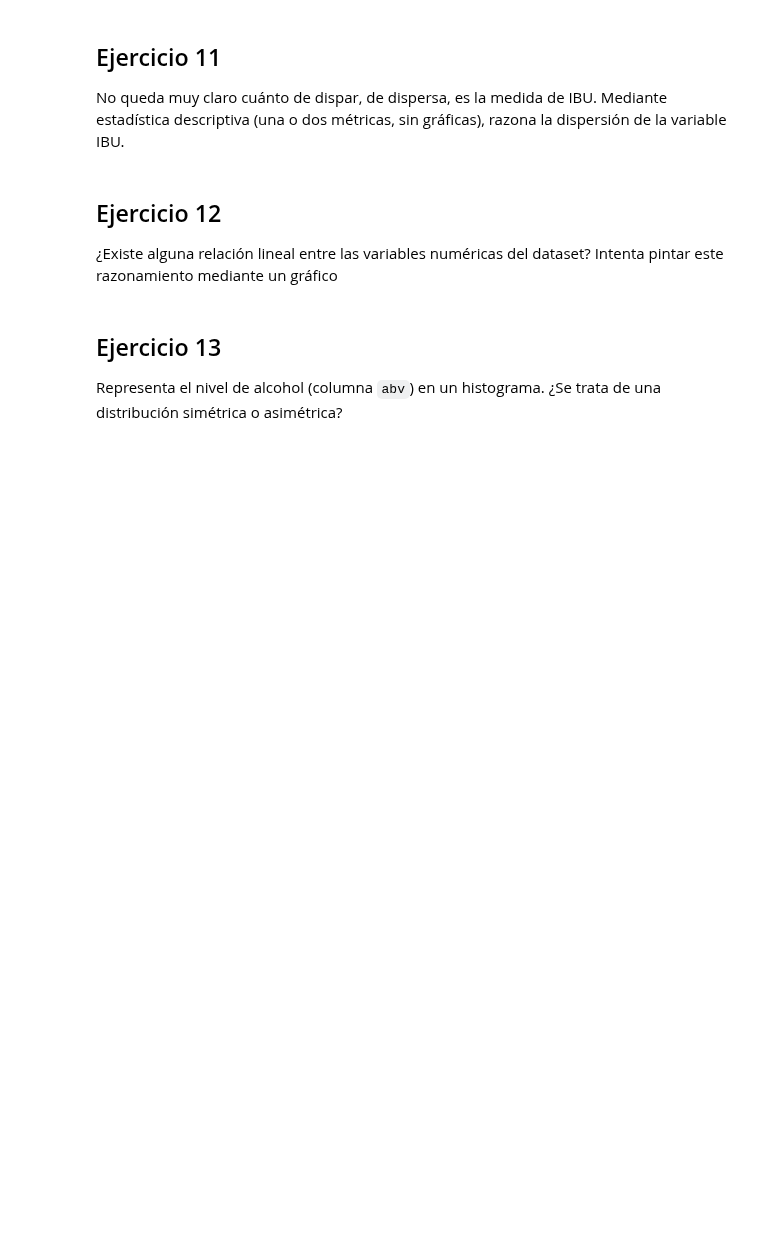
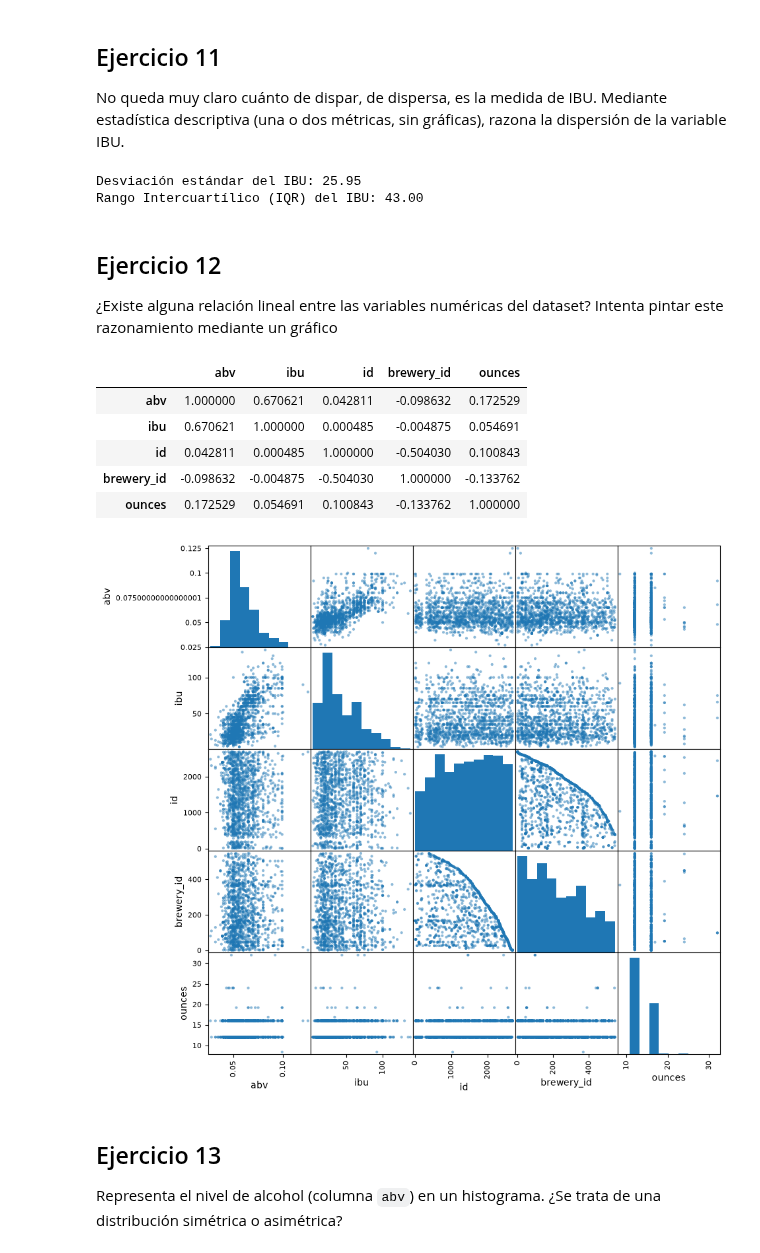
Before and after one commit to 9ndeer/2026-10-BILBAO-FT-Data-Science, a Jupyter notebook: 2-Data_Analysis/2-Pandas/Practica/6-Beers/birras_repaso.ipynb, the cells around one changed output. Cells and saved outputs as stored; diff of their text form; code cells hidden in the pictures; blank space fills up the shorter version.

```diff
--- a/2-Data_Analysis/2-Pandas/Practica/6-Beers/birras_repaso.ipynb
+++ b/2-Data_Analysis/2-Pandas/Practica/6-Beers/birras_repaso.ipynb
@@ -10,3 +14,11 @@ Importa las librerias que consideres
 2. Imprime por pantalla los primeros registros.
 3. ¿Cuáles son sus columnas?
 4. ¿Qué dimensiones tiene el DataFrame?
+# %%
+df_beer = pd.read_csv("data/datasets_beers.csv")
+
+display(df_beer.head())
+
+print("Columnas:", df_beer.columns.tolist())
+
+print("Dimensiones (filas, columnas):", df_beer.shape)
@@ -13,6 +34,8 @@ Importa las librerias que consideres
 # %% [markdown]
 ## Ejercicio 3
 [Elimina la columna "Unnamed: 0"](https://pandas.pydata.org/pandas-docs/stable/reference/api/pandas.DataFrame.drop.html)
+# %%
+df_beer = df_beer.drop(columns=["Unnamed: 0"])
 # %% [markdown]
 ## Ejercicio 4
 ¿Cuántas filas y columnas tiene el dataset?
@@ -43,9 +180,32 @@ El amargor de las cervezas se mide por su nivel de IBUs.
 # %% [markdown]
 ## Ejercicio 11
 No queda muy claro cuánto de dispar, de dispersa, es la medida de IBU. Mediante estadística descriptiva (una o dos métricas, sin gráficas), razona la dispersión de la variable IBU.
+# %%
+std_ibu = df_beer['ibu'].std()
+iqr_ibu = df_beer['ibu'].quantile(0.75) - df_beer['ibu'].quantile(0.25)
+
+print(f"Desviación estándar del IBU: {std_ibu:.2f}")
+print(f"Rango Intercuartílico (IQR) del IBU: {iqr_ibu:.2f}")
+# %% [output]
+Desviación estándar del IBU: 25.95
+Rango Intercuartílico (IQR) del IBU: 43.00
 # %% [markdown]
 ## Ejercicio 12
 ¿Existe alguna relación lineal entre las variables numéricas del dataset? Intenta pintar este razonamiento mediante un gráfico
+# %%
+corr_matrix = df_beer.select_dtypes(include='number').corr()
+display(corr_matrix)
+
+pd.plotting.scatter_matrix(df_beer.select_dtypes(include='number').dropna(), figsize=(10, 10))
+plt.show()
+# %% [output]
+|  | abv | ibu | id | brewery_id | ounces |
+| abv | 1.000000 | 0.670621 | 0.042811 | -0.098632 | 0.172529 |
+| ibu | 0.670621 | 1.000000 | 0.000485 | -0.004875 | 0.054691 |
+| id | 0.042811 | 0.000485 | 1.000000 | -0.504030 | 0.100843 |
+| brewery_id | -0.098632 | -0.004875 | -0.504030 | 1.000000 | -0.133762 |
+| ounces | 0.172529 | 0.054691 | 0.100843 | -0.133762 | 1.000000 |
+[figure, added]
 # %% [markdown]
 ## Ejercicio 13
 Representa el nivel de alcohol (columna `abv`) en un histograma. ¿Se trata de una distribución simétrica o asimétrica?
```
Also changed, not shown: parts of 21 cells of this notebook, 10 other files.
